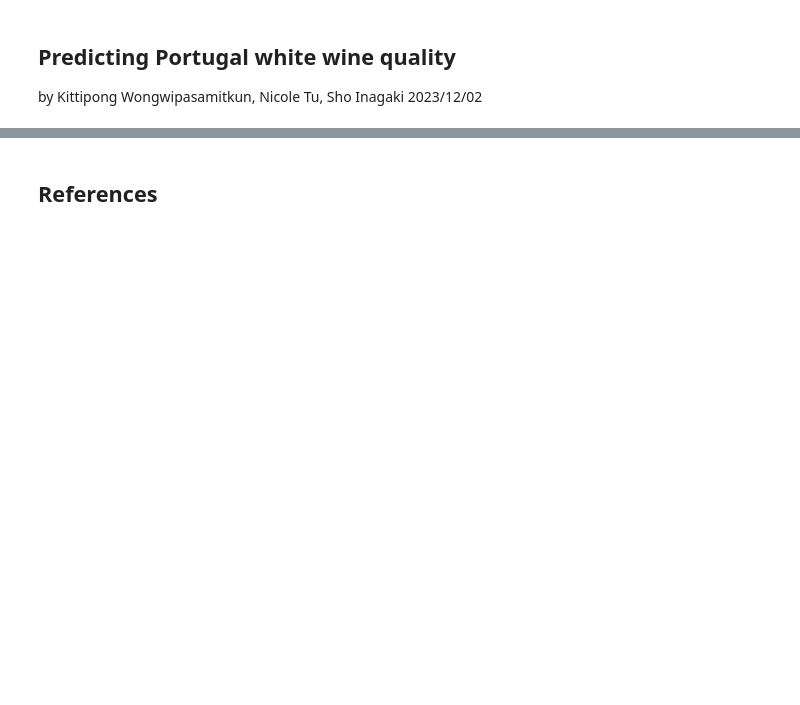
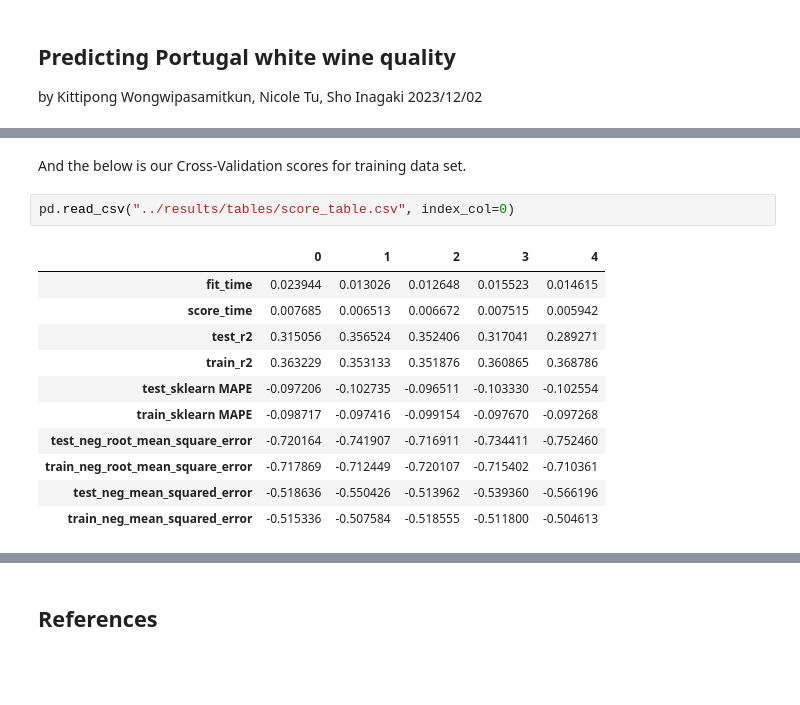
Before and after one commit to UBC-MDS/DSCI_522_group16, a Jupyter notebook: report/portugal_white_wine_quality_predictor_report.ipynb, the cells around one changed output, grey strips where cells are left out. Saved outputs shown, nothing was run; the diff lists cells and outputs as text; blank space fills up the shorter version.

```diff
--- a/report/portugal_white_wine_quality_predictor_report.ipynb
+++ b/report/portugal_white_wine_quality_predictor_report.ipynb
@@ -37,0 +226,16 @@ from src.functions import calculate_model_scores
+# %% [markdown]
+And the below is our Cross-Validation scores for training data set.
+# %%
+pd.read_csv("../results/tables/score_table.csv", index_col=0)
+# %% [output]
+|  | 0 | 1 | 2 | 3 | 4 |
+| fit_time | 0.023944 | 0.013026 | 0.012648 | 0.015523 | 0.014615 |
+| score_time | 0.007685 | 0.006513 | 0.006672 | 0.007515 | 0.005942 |
+| test_r2 | 0.315056 | 0.356524 | 0.352406 | 0.317041 | 0.289271 |
+| train_r2 | 0.363229 | 0.353133 | 0.351876 | 0.360865 | 0.368786 |
+| test_sklearn MAPE | -0.097206 | -0.102735 | -0.096511 | -0.103330 | -0.102554 |
+| train_sklearn MAPE | -0.098717 | -0.097416 | -0.099154 | -0.097670 | -0.097268 |
+| test_neg_root_mean_square_error | -0.720164 | -0.741907 | -0.716911 | -0.734411 | -0.752460 |
+| train_neg_root_mean_square_error | -0.717869 | -0.712449 | -0.720107 | -0.715402 | -0.710361 |
+| test_neg_mean_squared_error | -0.518636 | -0.550426 | -0.513962 | -0.539360 | -0.566196 |
+| train_neg_mean_squared_error | -0.515336 | -0.507584 | -0.518555 | -0.511800 | -0.504613 |
```
Also changed, not shown: parts of 31 cells of this notebook, 26 other files.
